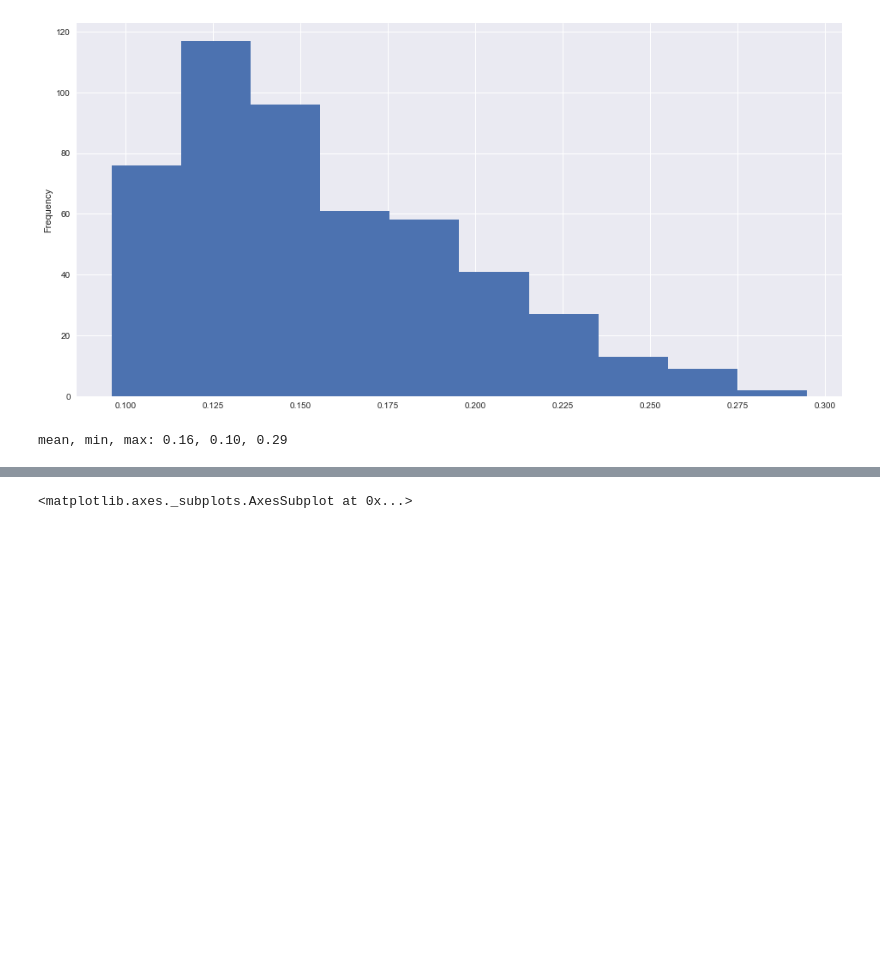
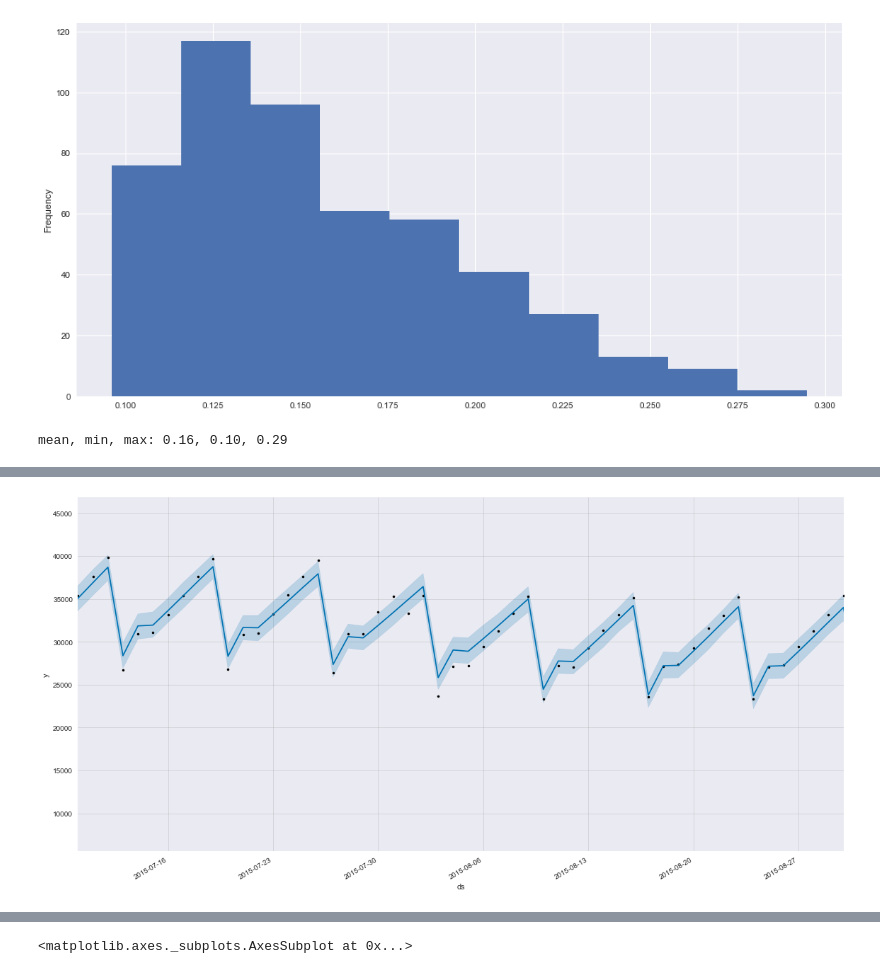
Before and after one commit to mangano/forecasting, a Jupyter notebook: store_item_demand.ipynb, the cells around one changed output, grey strips where cells are left out. Cells and saved outputs as stored; diff of their text form; code cells hidden in the pictures; blank space fills up the shorter version.

```diff
--- a/store_item_demand.ipynb
+++ b/store_item_demand.ipynb
@@ -155,0 +196,2 @@ perc_tot_mean = df_perc_tot.mean()
+# %%
+merged_df = df_input_prophet.set_index('ds').join(df_forecast.set_index('ds'))
@@ -155,0 +243,7 @@ perc_tot_mean = df_perc_tot.mean()
+# %%
+fig, ax = plt.subplots()
+fig.autofmt_xdate()
+ax.set_xlim([date(2015, 7, 10), date(2015, 8, 30)])
+fig1 = m.plot(df_forecast, ax)
+# %% [output]
+[figure, added]
```
Also changed, not shown: parts of 35 cells of this notebook, 1 other file.
